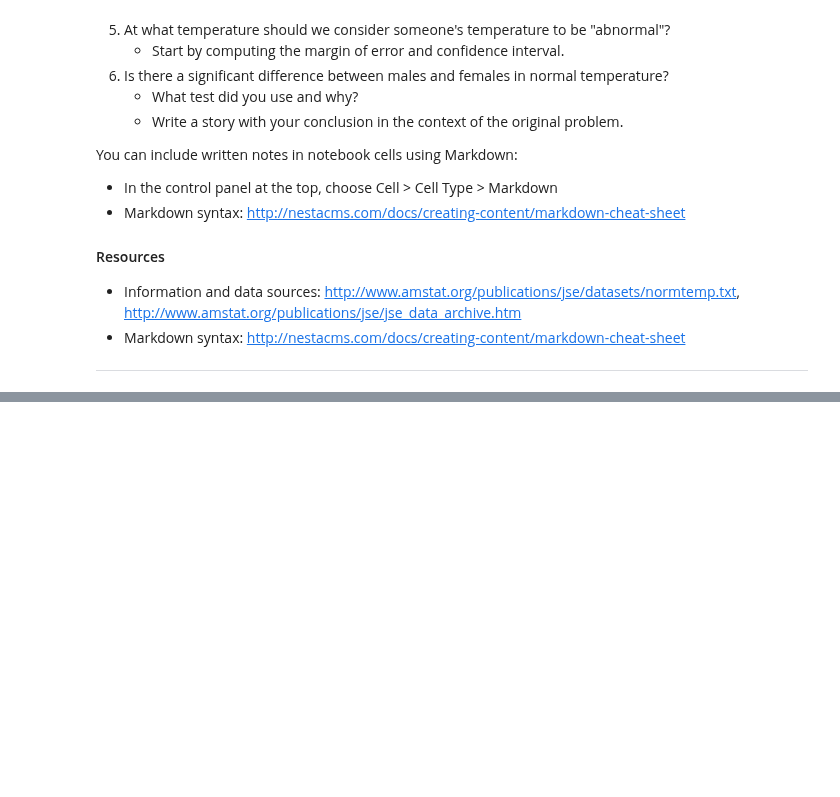
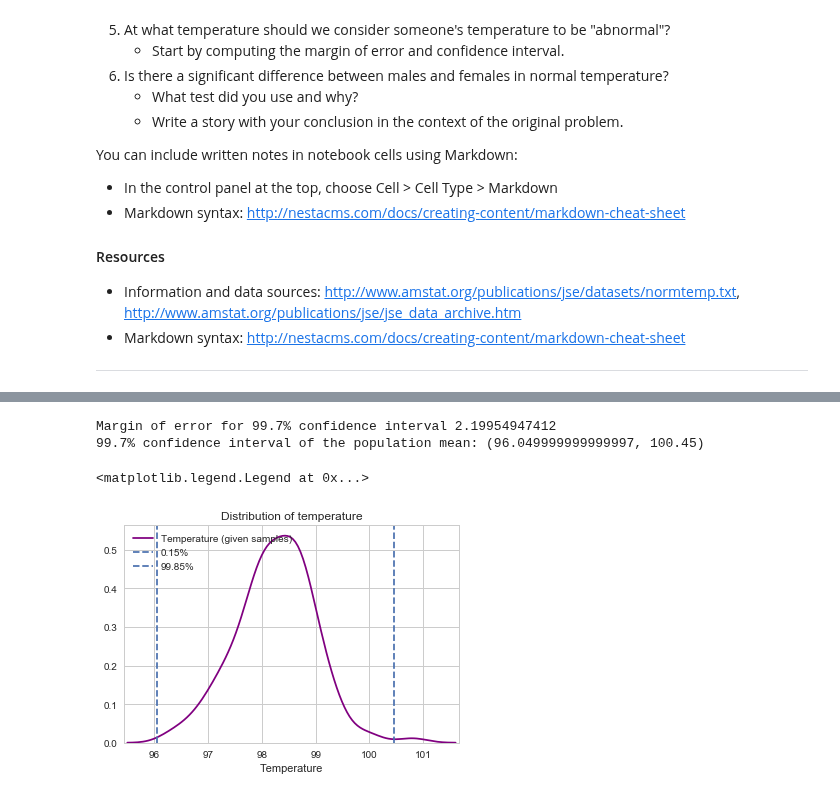
Before and after one commit to aparnack/data_science, a Jupyter notebook: exercises/human_temp/sliderule_dsi_inferential_statistics_exercise_1.ipynb, the cells around one changed output, grey strips where cells are left out. Drawn from its saved outputs; the diff is of its cells as text; code cells hidden in the pictures; blank space fills up the shorter version.

```diff
--- a/exercises/human_temp/sliderule_dsi_inferential_statistics_exercise_1.ipynb
+++ b/exercises/human_temp/sliderule_dsi_inferential_statistics_exercise_1.ipynb
@@ -455,0 +112,4 @@ Stated in another way, In 99% of the randomly taken samples with 65 each from ma
+# %%
+# Find out the sample statistics on temperature
+df_stats = df.temperature.describe()
+df_stats
@@ -455,0 +240,21 @@ Stated in another way, In 99% of the randomly taken samples with 65 each from ma
+# %%
+# Measure margin of error
+margin_of_error = 3*df_stats[2]
+print('Margin of error for 99.7% confidence interval',margin_of_error)
+ci_tuple = (round(df_stats[1]-margin_of_error,2),round(df_stats[1]+margin_of_error,2))
+print('99.7% confidence interval of the population mean:',ci_tuple)
+# %% [output]
+Margin of error for 99.7% confidence interval 2.19954947412
+99.7% confidence interval of the population mean: (96.049999999999997, 100.45)
+# %%
+# Plotting 99.9% confidence interval and also null value
+sns.distplot(df.temperature,hist=False,color='purple',label='Temperature (given samples)')
+plt.axvline(ci_tuple[0],linestyle='--',label='0.15%')
+plt.axvline(ci_tuple[1],linestyle='--',label='99.85%')
+plt.xlabel('Temperature')
+plt.title('Distribution of temperature')
+plt.margins(0.01)
+plt.legend(loc = 'upper left')
+# %% [output]
+<matplotlib.legend.Legend at 0x...>
+[figure, added]
```
Also changed, not shown: parts of 73 cells of this notebook.
